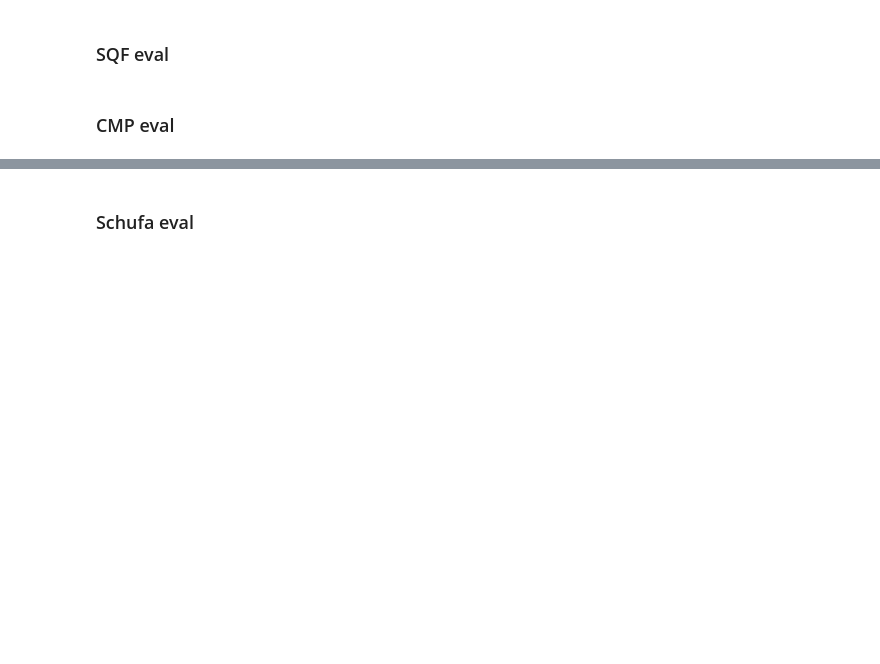
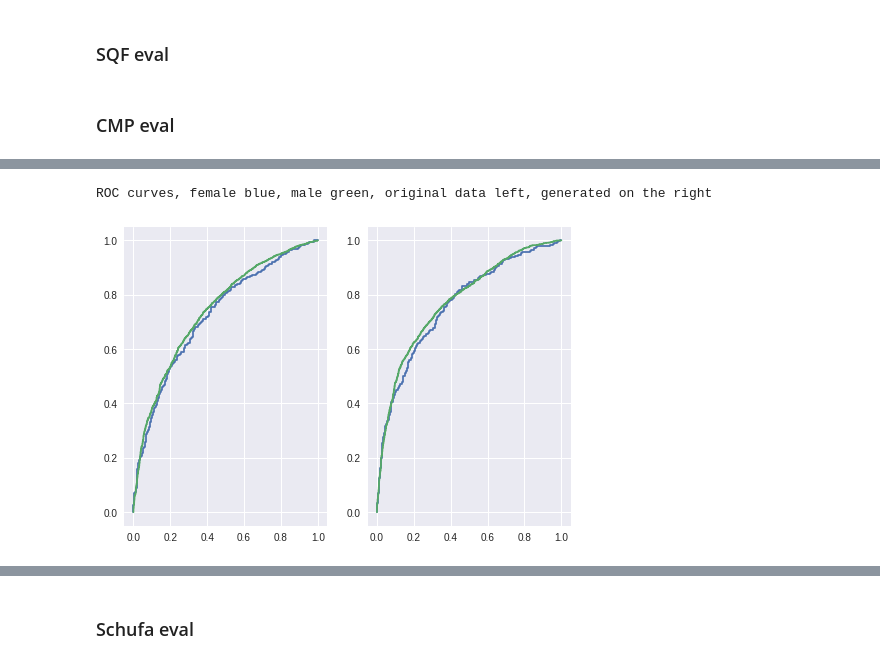
Before and after one commit to eliasbaumann/UnfairGAN, a Jupyter notebook: UnfairGAN_TPU_trial.ipynb, the cells around one changed output, grey strips where cells are left out. Cells and saved outputs as stored; diff of their text form; code cells hidden in the pictures; blank space fills up the shorter version.

```diff
--- a/UnfairGAN_TPU_trial.ipynb
+++ b/UnfairGAN_TPU_trial.ipynb
@@ -41,20 +55,14 @@ def generate_heatmap(data,annot=True,output=False):
     sns.plt.show()
     return corr if output else None
 
-def simpleLM(X_train,Y_train):
-  regr = linear_model.LinearRegression()
-  regr.fit(X_train,Y_train)
-  res = pd.DataFrame(regr.coef_,X_train.columns)
-  return res
-
 def simpleLogit_comparison(X_train,Y_train,X_new,Y_new):
   logit = linear_model.LogisticRegression()
   logit.fit(X_train,Y_train)
-  logit_res = logit.predict(X_train)
+  logit_res = logit.predict_proba(X_train)
 
   logit2 = linear_model.LogisticRegression()
   logit2.fit(X_new,Y_new)
-  logit_res_2 = logit.predict(X_new)
+  logit_res_2 = logit.predict_proba(X_new)
 
   res = pd.DataFrame(data=np.column_stack((logit.coef_.T,logit2.coef_.T)),index=X_train.columns)
   return res,logit_res,logit_res_2
@@ -666,0 +732,27 @@ cmp_comp,cmp_regr_1,cmp_regr_2 = simpleLogit_comparison(eval_orig[cmp_indep],eva
+# %%
+# sex_male vs sex_female
+
+cmp_male = eval_orig['sex_Male']==1 # ~ logical not / inversion
+cmp_female = ~cmp_male
+
+gen_cmp_male = eval_gen['sex_Male']==1
+gen_cmp_female = ~gen_cmp_male
+# %%
+fpr_f,tpr_f,threshold_f = roc_curve(y_true=eval_orig[cmp_dep[0]][cmp_female],y_score=cmp_regr_1[cmp_female,1])
+fpr_m,tpr_m,threshold_m = roc_curve(y_true=eval_orig[cmp_dep[0]][cmp_male],y_score=cmp_regr_1[cmp_male,1])
+
+gen_fpr_f,gen_tpr_f,threshold_gen_f = roc_curve(y_true=eval_gen[cmp_dep[0]][gen_cmp_female],y_score=cmp_regr_2[gen_cmp_female,1])
+gen_fpr_m,gen_tpr_m,threshold_gen_m = roc_curve(y_true=eval_gen[cmp_dep[0]][gen_cmp_male],y_score=cmp_regr_2[gen_cmp_male,1])
+# %%
+plt.subplot(121)
+plt.plot(fpr_f,tpr_f)
+plt.plot(fpr_m,tpr_m)
+
+plt.subplot(122)
+plt.plot(gen_fpr_f,gen_tpr_f)
+plt.plot(gen_fpr_m,gen_tpr_m)
+
+print('ROC curves, female blue, male green, original data left, generated on the right')
+# %% [output]
+ROC curves, female blue, male green, original data left, generated on the right
+[figure, added]
```
Also changed, not shown: parts of 36 cells of this notebook.
